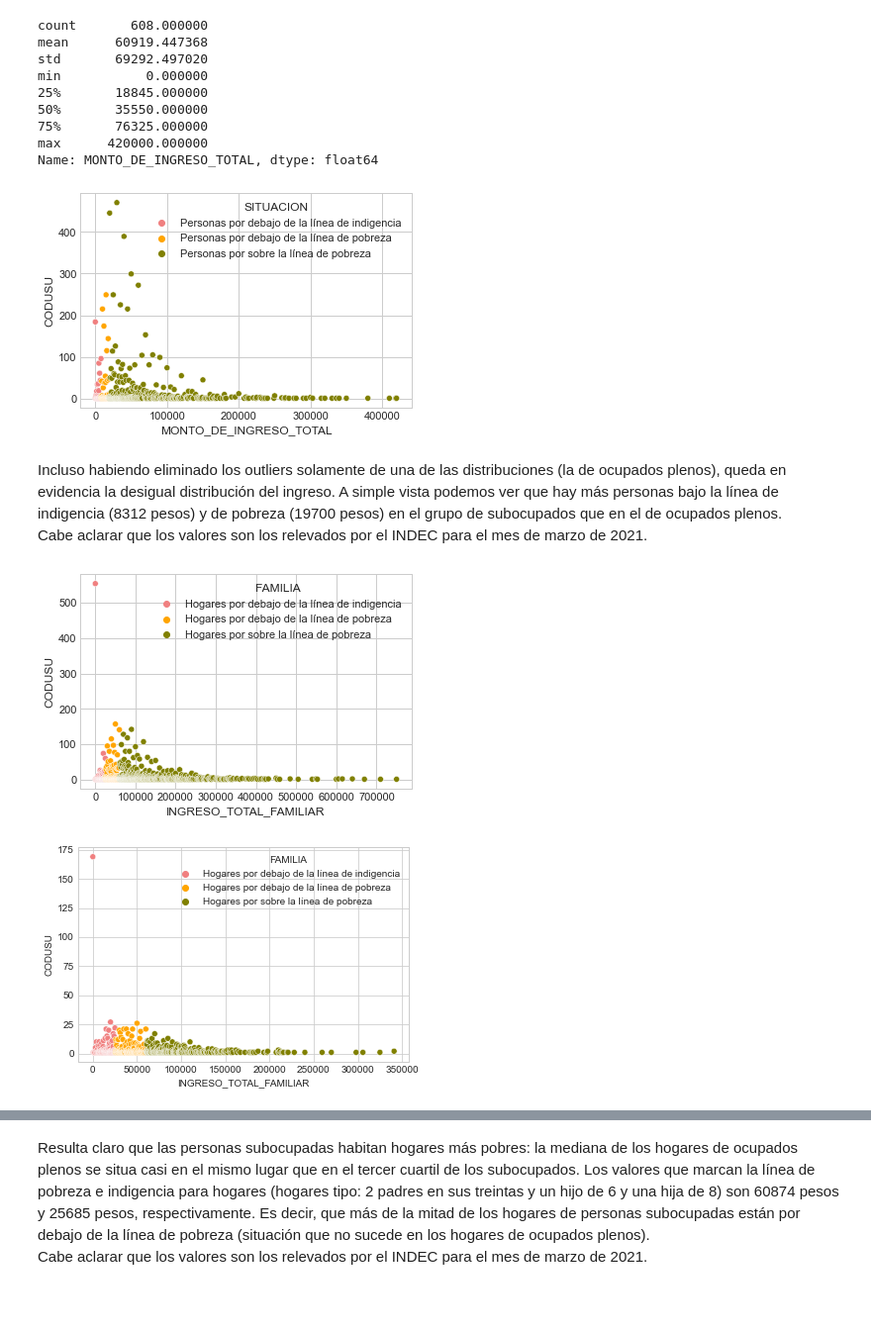
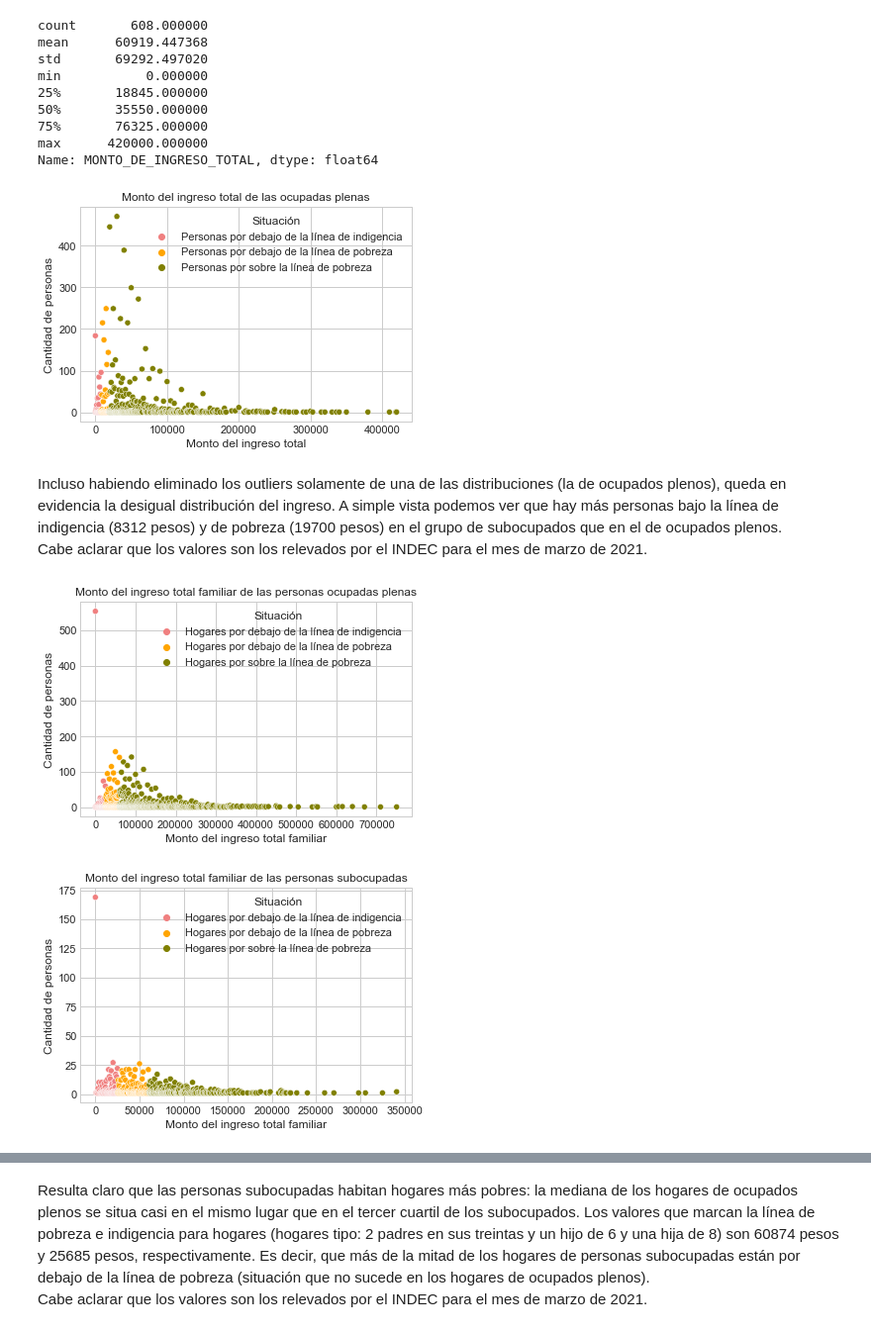
Before and after one commit to VioleCP/EPH-subocupacion, a Jupyter notebook: Subocupación Argentina.ipynb, the cells around one changed output, grey strips where cells are left out. Shown: that part at 99% size. Cells and saved outputs as stored; diff of their text form; code cells hidden in the pictures; blank space fills up the shorter version.

```diff
--- a/Subocupación Argentina.ipynb
+++ b/Subocupación Argentina.ipynb
@@ -743,9 +750,13 @@ min           0.000000
 max      420000.000000
 Name: MONTO_DE_INGRESO_TOTAL, dtype: float64
 # %%
-sns.scatterplot(x="MONTO_DE_INGRESO_TOTAL", y="CODUSU", hue="SITUACION", data= ocout, palette = ["lightcoral", "orange", "olive" ]);
+sns.scatterplot(x="MONTO_DE_INGRESO_TOTAL", y="CODUSU", hue="SITUACION", data= ocout, palette = ["lightcoral", "orange", "olive" ])
+plt.xlabel("Monto del ingreso total")
+plt.ylabel("Cantidad de personas")
+plt.title("Monto del ingreso total de las ocupadas plenas")
+plt.legend(title = "Situación");
 # %% [output]
-[figure, old version]
+[figure, new version]
 # %% [markdown]
 Incluso habiendo eliminado los outliers solamente de una de las distribuciones (la de ocupados plenos), queda en evidencia la desigual distribución del ingreso. A simple vista podemos ver que hay más personas bajo la línea de indigencia (8312 pesos) y de pobreza (19700 pesos) en el grupo de subocupados que en el de ocupados plenos.
 Cabe aclarar que los valores son los relevados por el INDEC para el mes de marzo de 2021.
@@ -765,17 +776,25 @@ ocpleno = ocupados[ocupados.INTENSIDAD_DE_LA_OCUPACIÓN == "Ocupado pleno"]
 familiapleno = ocpleno.groupby(["INGRESO_TOTAL_FAMILIAR", "FAMILIA"])["CODUSU"].count()
 familiaplenoin = familiapleno.reset_index()
 # %%
-sns.scatterplot(x="INGRESO_TOTAL_FAMILIAR", y="CODUSU", hue="FAMILIA", data= familiaplenoin, palette = ["lightcoral", "orange", "olive" ]);
+sns.scatterplot(x="INGRESO_TOTAL_FAMILIAR", y="CODUSU", hue="FAMILIA", data= familiaplenoin, palette = ["lightcoral", "orange", "olive" ])
+plt.xlabel("Monto del ingreso total familiar")
+plt.ylabel("Cantidad de personas")
+plt.title("Monto del ingreso total familiar de las personas ocupadas plenas")
+plt.legend(title = "Situación");
 # %% [output]
-[figure, old version]
+[figure, new version]
 # %%
 subem = ocupados[ocupados.INTENSIDAD_DE_LA_OCUPACIÓN == "Subocupado"]
 familiasubo = subem.groupby(["INGRESO_TOTAL_FAMILIAR", "FAMILIA"])["CODUSU"].count()
 familiasub = familiasubo.reset_index()
 # %%
-sns.scatterplot(x="INGRESO_TOTAL_FAMILIAR", y="CODUSU", hue="FAMILIA", data= familiasub, palette = ["lightcoral", "orange", "olive" ]);
+sns.scatterplot(x="INGRESO_TOTAL_FAMILIAR", y="CODUSU", hue="FAMILIA", data= familiasub, palette = ["lightcoral", "orange", "olive" ])
+plt.xlabel("Monto del ingreso total familiar")
+plt.ylabel("Cantidad de personas")
+plt.title("Monto del ingreso total familiar de las personas subocupadas")
+plt.legend(title = "Situación");
 # %% [output]
-[figure, old version]
+[figure, new version]
 # %%
 #Recorte de outliers para que quede más clara la distribución y boxplot de ingreso familiar
 sinout = ocupados.drop(ocupados[ocupados.INGRESO_TOTAL_FAMILIAR > 400000 ].index)
```
Also changed, not shown: parts of 6 cells of this notebook.
